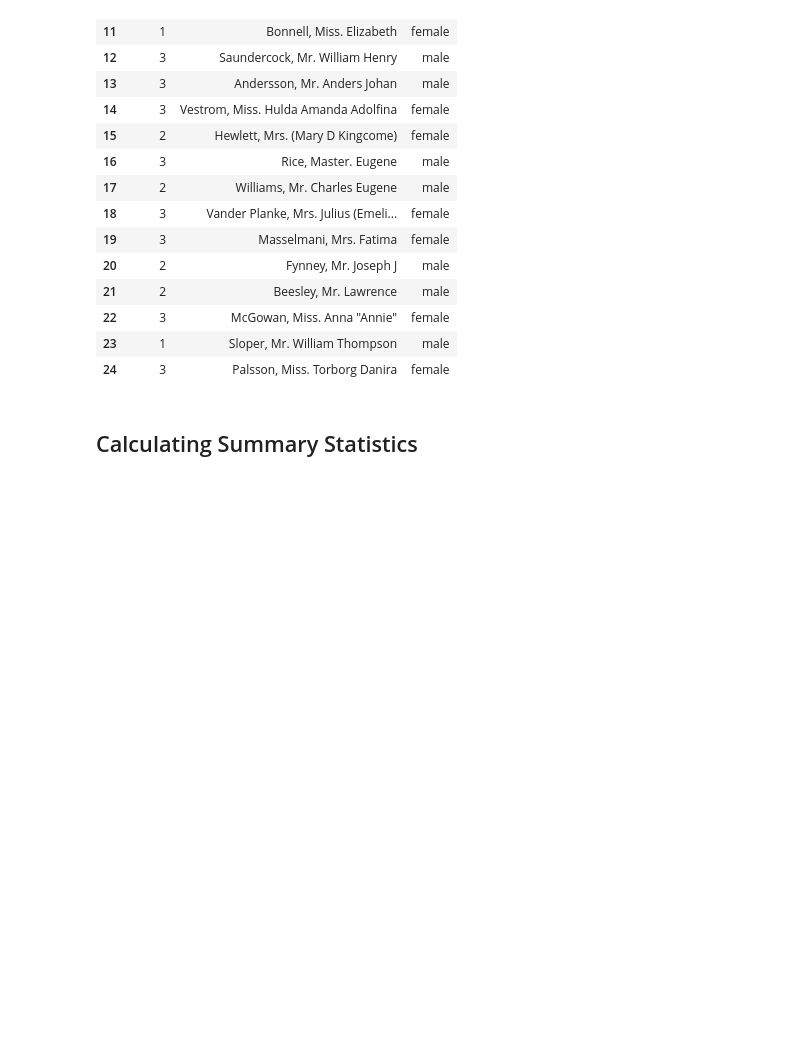
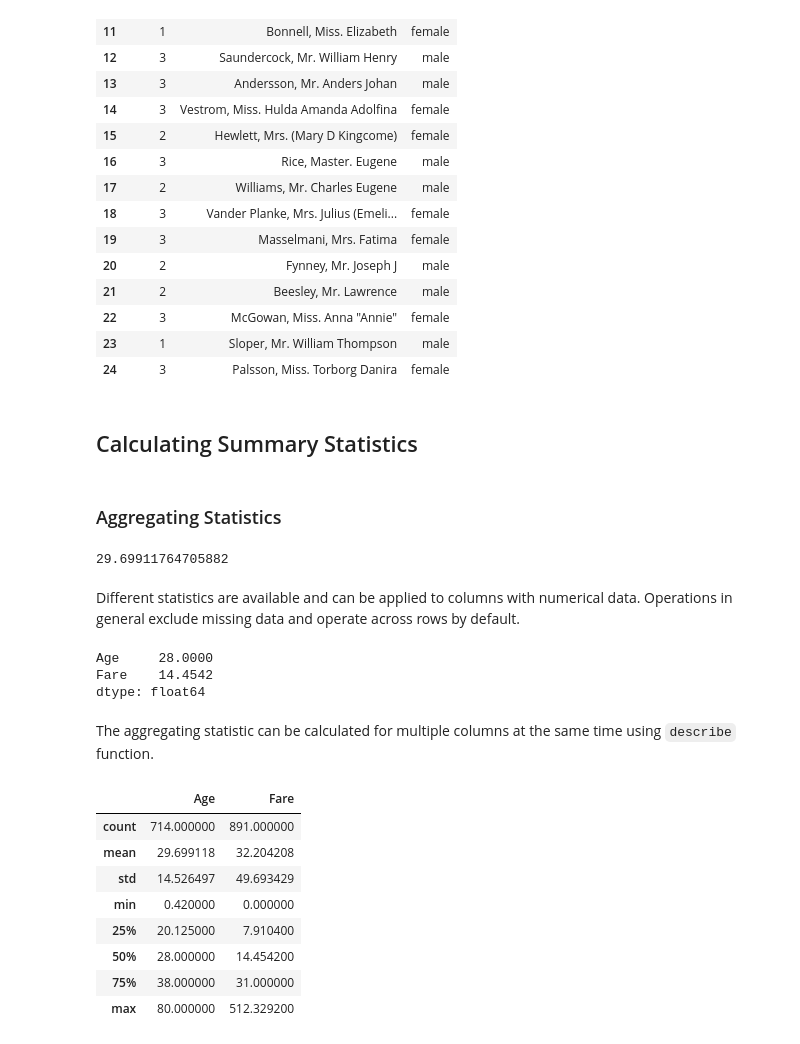
Before and after one commit to aaditya29/Quantitative-Finance-With-Python, a Jupyter notebook: 04-Pandas/Titanic/Titanic.ipynb, the cells around one changed output. Drawn from its saved outputs; the diff is of its cells as text; code cells hidden in the pictures; blank space fills up the shorter version.

```diff
--- a/04-Pandas/Titanic/Titanic.ipynb
+++ b/04-Pandas/Titanic/Titanic.ipynb
@@ -207,3 +207,33 @@ titanic.iloc[9:25, 2:5]
 | 24 | 3 | Palsson, Miss. Torborg Danira | female |
 # %% [markdown]
 ## Calculating Summary Statistics
+# %% [markdown]
+### Aggregating Statistics
+# %%
+#Find average age of the Titanic passengers
+titanic["Age"].mean()
+# %% [output]
+29.69911764705882
+# %% [markdown]
+Different statistics are available and can be applied to columns with numerical data. Operations in general exclude missing data and operate across rows by default.
+# %%
+# Find median age and ticket fare price of the Titanic passengers
+titanic[["Age", "Fare"]].median()
+# %% [output]
+Age     28.0000
+Fare    14.4542
+dtype: float64
+# %% [markdown]
+The aggregating statistic can be calculated for multiple columns at the same time using `describe` function.
+# %%
+titanic[["Age", "Fare"]].describe()
+# %% [output]
+|  | Age | Fare |
+| count | 714.000000 | 891.000000 |
+| mean | 29.699118 | 32.204208 |
+| std | 14.526497 | 49.693429 |
+| min | 0.420000 | 0.000000 |
+| 25% | 20.125000 | 7.910400 |
+| 50% | 28.000000 | 14.454200 |
+| 75% | 38.000000 | 31.000000 |
+| max | 80.000000 | 512.329200 |
```
